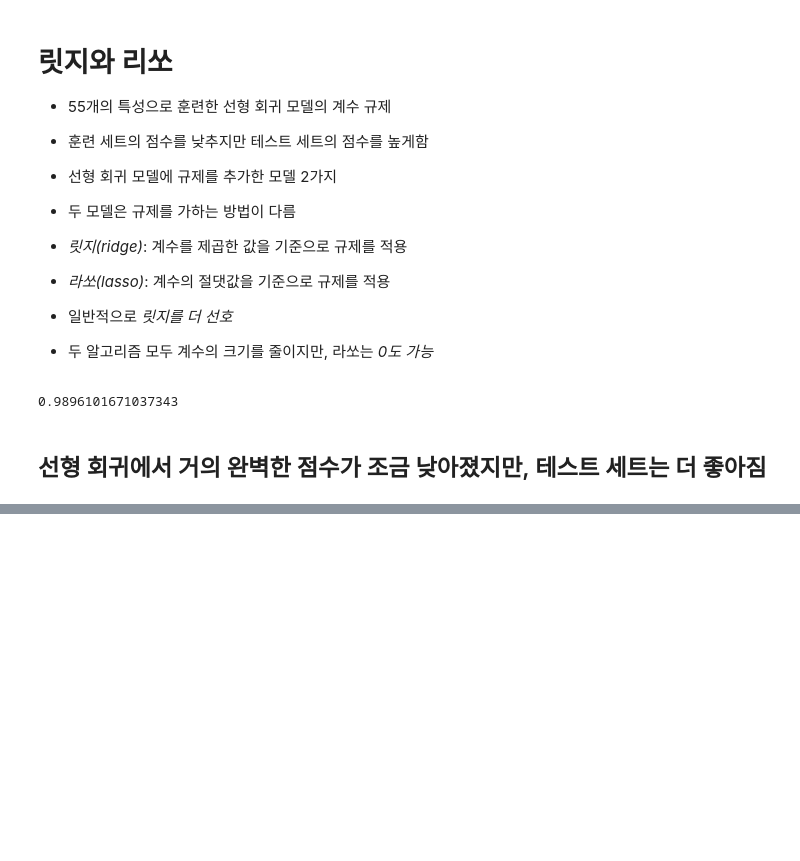
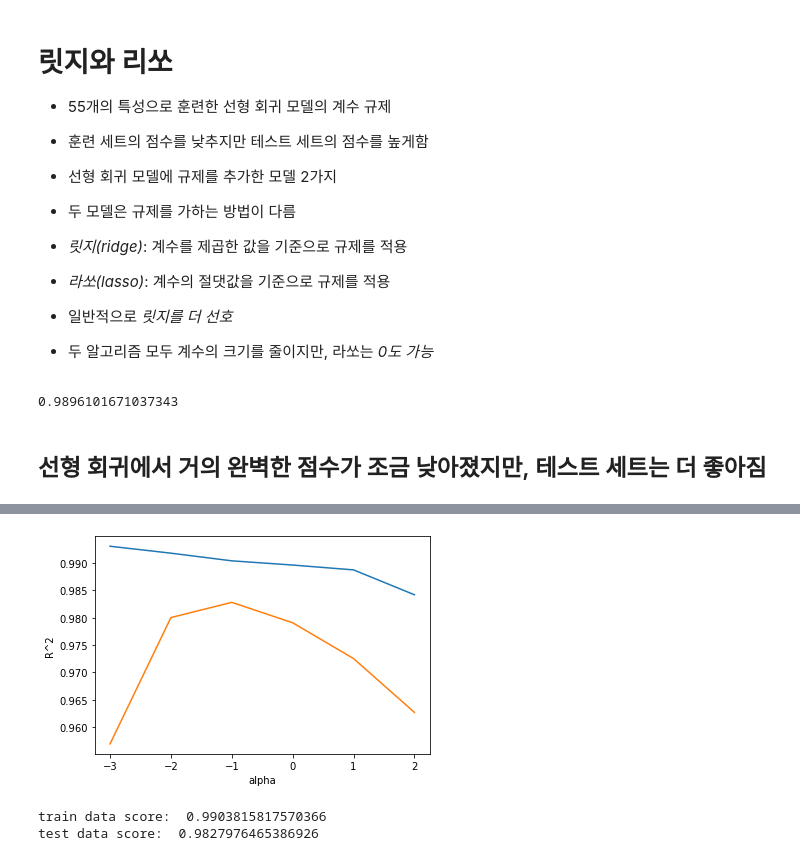
Before and after one commit to wodnjse/machine-learning, a Jupyter notebook: Regression-Algorithm/machine_learning_3_3.ipynb, the cells around one changed output, grey strips where cells are left out. Saved outputs shown, nothing was run; the diff lists cells and outputs as text; code cells hidden in the pictures; blank space fills up the shorter version.

```diff
--- a/Regression-Algorithm/machine_learning_3_3.ipynb
+++ b/Regression-Algorithm/machine_learning_3_3.ipynb
@@ -227,0 +246,46 @@ print(ridge.score(test_scaled, test_target))
+# %%
+# alpha 값 바꿀 때마다 score()결과를 저장할 리스트 생성
+
+import matplotlib.pyplot as plt
+
+train_score = []
+test_score = []
+# %%
+# alpha 값 0.1~100까지 10배씩 늘려가며 릿지 회귀 모델 훈련
+
+alpha_list = [0.001, 0.01, 0.1, 1, 10, 100]
+
+for a in alpha_list:
+  # 릿지 모델 생성
+  ridge  = Ridge(alpha = a)
+  # 릿지 모델 훈련
+  ridge.fit(train_scaled, train_target)
+  #훈련 점수와 테스트 점수를 저장
+  train_score.append(ridge.score(train_scaled, train_target))
+  test_score.append(ridge.score(test_scaled, test_target))
+# %%
+plt.plot(np.log10(alpha_list), train_score)
+plt.plot(np.log10(alpha_list), test_score)
+plt.xlabel('alpha')
+plt.ylabel('R^2')
+plt.show()
+
+# alpha값을 0.001부터 10배씩 늘렸기 때문에 그래프 왼쪽이 너무 촘촘해짐
+# alpha_list에 있는 6개 값을 동일한 간격으로 나타내야 함
+# 로그 함수로 바꾸어 지수로 표현(-0.001은 -3, 0.003은 -2, 100은 2)
+# %% [output]
+[figure, added]
+# %%
+# 두 그래프가 가장 가깝고 테스트 세트의 점수가 가장 높은 alpha값을 최종 훈련: -1, 즉 10⁻¹= 0.1
+
+ridge = Ridge(alpha=0.1)
+ridge.fit(train_scaled, train_target)
+
+print('train data score: ' ,ridge.score(train_scaled, train_target))
+print('test data score: ' ,ridge.score(test_scaled, test_target))
+
+# 훈련 세트와 테스트 세트의 점수가 비슷하게 모두 높음
+# 과대적합, 과소적합 아님
+# %% [output]
+train data score:  0.9903815817570366
+test data score:  0.9827976465386926
```
Also changed, not shown: parts of 3 cells of this notebook.
